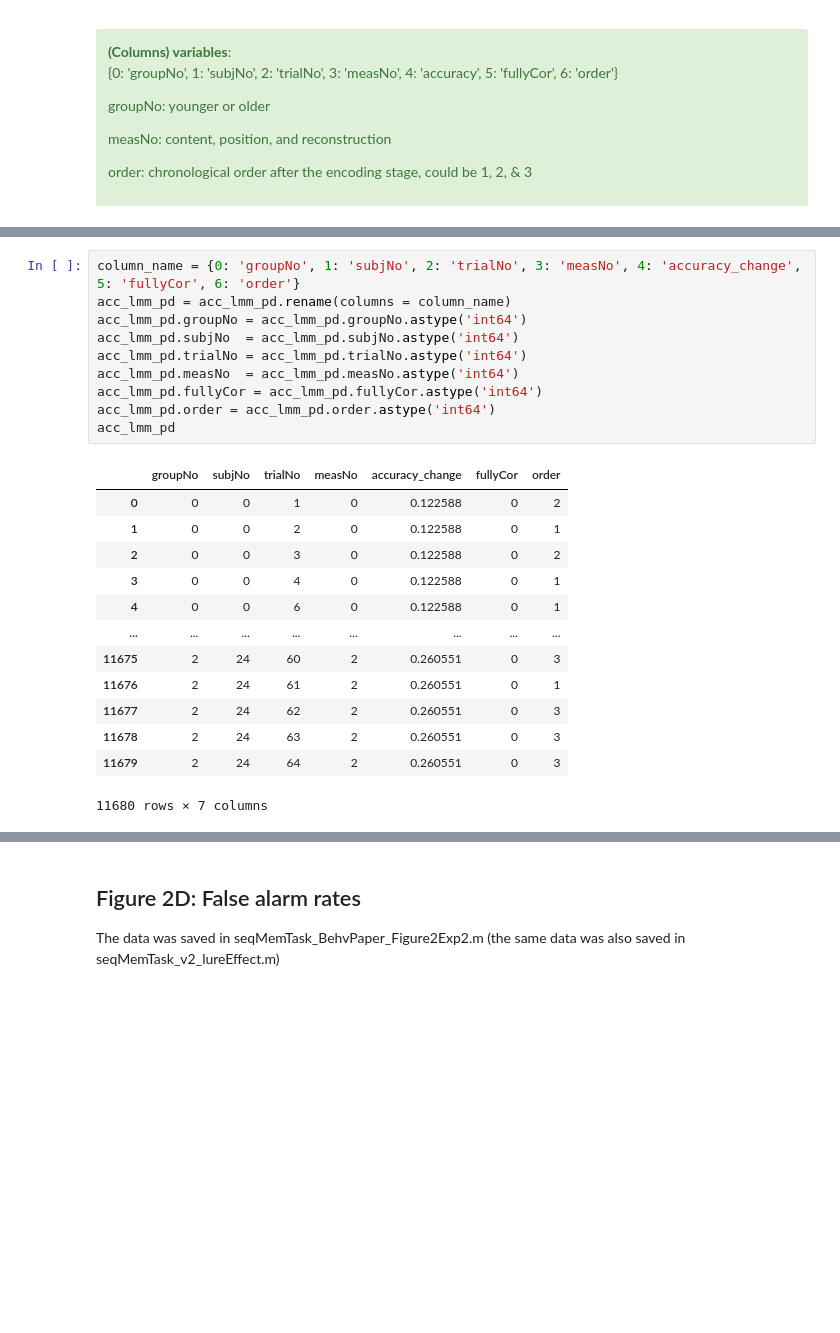
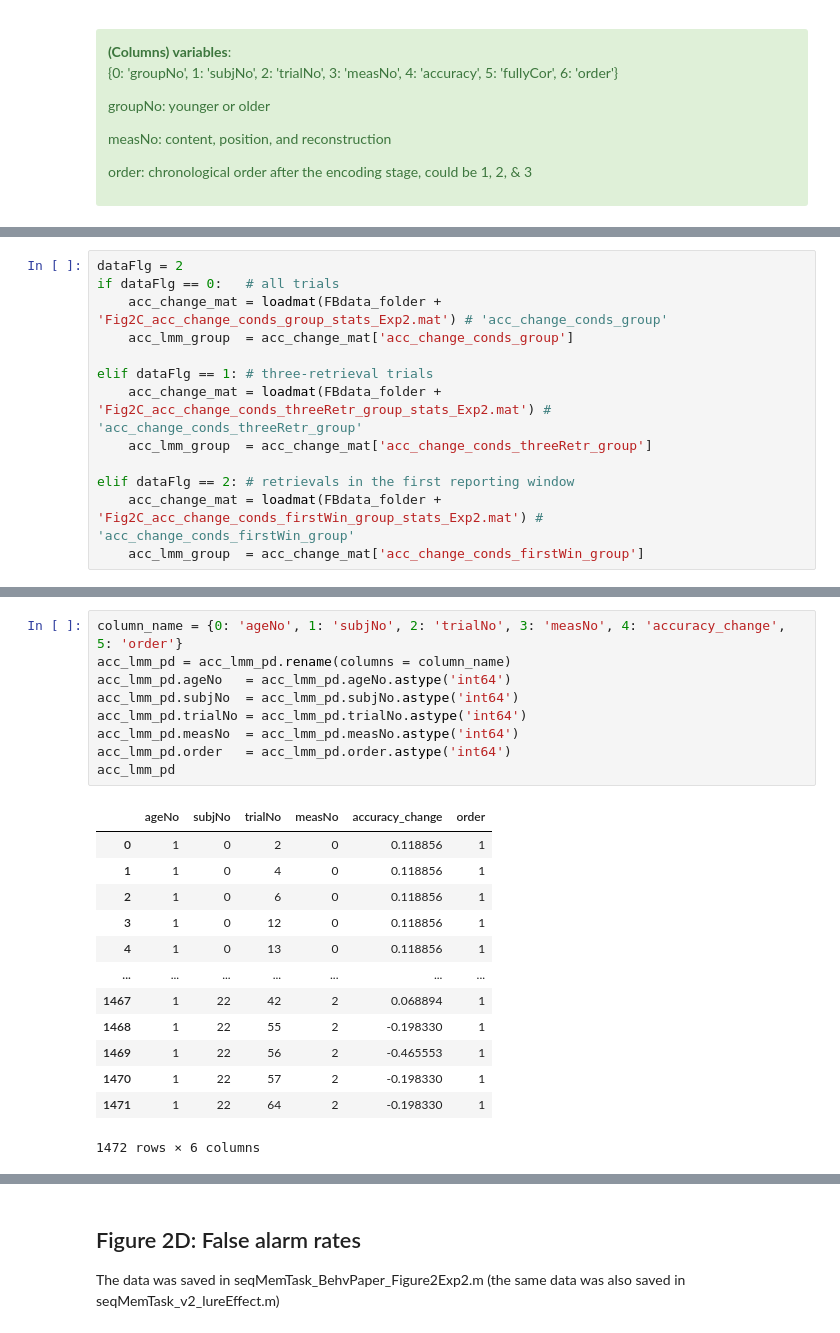
Before and after one commit to xiangjuan-ren1828/FlexibleBindingAnal, a Jupyter notebook: Statistics/seqMem_BehvPaper1_dataFrame.ipynb, the cells around one changed output, grey strips where cells are left out. Saved outputs shown, nothing was run; the diff lists cells and outputs as text; blank space fills up the shorter version.

```diff
--- a/Statistics/seqMem_BehvPaper1_dataFrame.ipynb
+++ b/Statistics/seqMem_BehvPaper1_dataFrame.ipynb
@@ -628 +735,14 @@ Also including the data with three-retrieval-trials only.
+# %%
+dataFlg = 2
+if dataFlg == 0:   # all trials
+    acc_change_mat = loadmat(FBdata_folder + 'Fig2C_acc_change_conds_group_stats_Exp2.mat') # 'acc_change_conds_group'
+    acc_lmm_group  = acc_change_mat['acc_change_conds_group']
+
+elif dataFlg == 1: # three-retrieval trials
+    acc_change_mat = loadmat(FBdata_folder + 'Fig2C_acc_change_conds_threeRetr_group_stats_Exp2.mat') # 'acc_change_conds_threeRetr_group'
+    acc_lmm_group  = acc_change_mat['acc_change_conds_threeRetr_group']
+
+elif dataFlg == 2: # retrievals in the first reporting window
+    acc_change_mat = loadmat(FBdata_folder + 'Fig2C_acc_change_conds_firstWin_group_stats_Exp2.mat') # 'acc_change_conds_firstWin_group'
+    acc_lmm_group  = acc_change_mat['acc_change_conds_firstWin_group']
 # %%
@@ -648,25 +773,24 @@ acc_lmm_pd
 # %%
-column_name = {0: 'groupNo', 1: 'subjNo', 2: 'trialNo', 3: 'measNo', 4: 'accuracy_change', 5: 'fullyCor', 6: 'order'}
+column_name = {0: 'ageNo', 1: 'subjNo', 2: 'trialNo', 3: 'measNo', 4: 'accuracy_change', 5: 'order'}
 acc_lmm_pd = acc_lmm_pd.rename(columns = column_name)
-acc_lmm_pd.groupNo = acc_lmm_pd.groupNo.astype('int64')
+acc_lmm_pd.ageNo   = acc_lmm_pd.ageNo.astype('int64')
 acc_lmm_pd.subjNo  = acc_lmm_pd.subjNo.astype('int64')
 acc_lmm_pd.trialNo = acc_lmm_pd.trialNo.astype('int64')
 acc_lmm_pd.measNo  = acc_lmm_pd.measNo.astype('int64')
-acc_lmm_pd.fullyCor = acc_lmm_pd.fullyCor.astype('int64')
-acc_lmm_pd.order = acc_lmm_pd.order.astype('int64')
+acc_lmm_pd.order   = acc_lmm_pd.order.astype('int64')
 acc_lmm_pd
 # %% [output]
-|  | groupNo | subjNo | trialNo | measNo | accuracy_change | fullyCor | order |
-| 0 | 0 | 0 | 1 | 0 | 0.122588 | 0 | 2 |
-| 1 | 0 | 0 | 2 | 0 | 0.122588 | 0 | 1 |
-| 2 | 0 | 0 | 3 | 0 | 0.122588 | 0 | 2 |
-| 3 | 0 | 0 | 4 | 0 | 0.122588 | 0 | 1 |
-| 4 | 0 | 0 | 6 | 0 | 0.122588 | 0 | 1 |
-| ... | ... | ... | ... | ... | ... | ... | ... |
-| 11675 | 2 | 24 | 60 | 2 | 0.260551 | 0 | 3 |
-| 11676 | 2 | 24 | 61 | 2 | 0.260551 | 0 | 1 |
-| 11677 | 2 | 24 | 62 | 2 | 0.260551 | 0 | 3 |
-| 11678 | 2 | 24 | 63 | 2 | 0.260551 | 0 | 3 |
-| 11679 | 2 | 24 | 64 | 2 | 0.260551 | 0 | 3 |
+|  | ageNo | subjNo | trialNo | measNo | accuracy_change | order |
+| 0 | 1 | 0 | 2 | 0 | 0.118856 | 1 |
+| 1 | 1 | 0 | 4 | 0 | 0.118856 | 1 |
+| 2 | 1 | 0 | 6 | 0 | 0.118856 | 1 |
+| 3 | 1 | 0 | 12 | 0 | 0.118856 | 1 |
+| 4 | 1 | 0 | 13 | 0 | 0.118856 | 1 |
+| ... | ... | ... | ... | ... | ... | ... |
+| 1467 | 1 | 22 | 42 | 2 | 0.068894 | 1 |
+| 1468 | 1 | 22 | 55 | 2 | -0.198330 | 1 |
+| 1469 | 1 | 22 | 56 | 2 | -0.465553 | 1 |
+| 1470 | 1 | 22 | 57 | 2 | -0.198330 | 1 |
+| 1471 | 1 | 22 | 64 | 2 | -0.198330 | 1 |
-11680 rows × 7 columns
+1472 rows × 6 columns
 # %%
```
Also changed, not shown: parts of 24 cells of this notebook, 3 other files.
